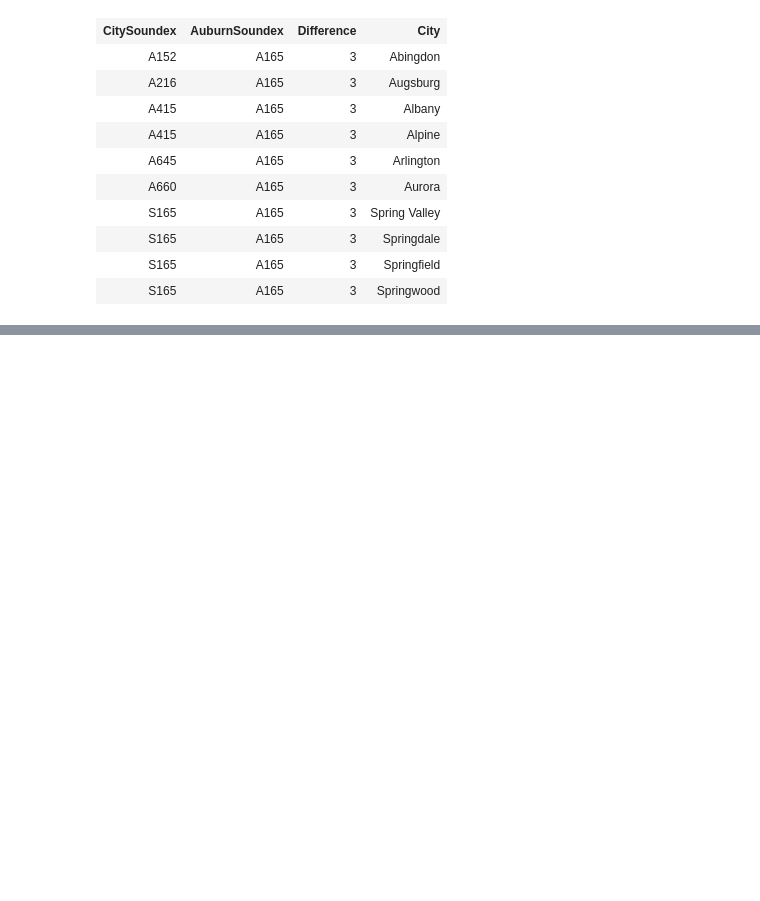
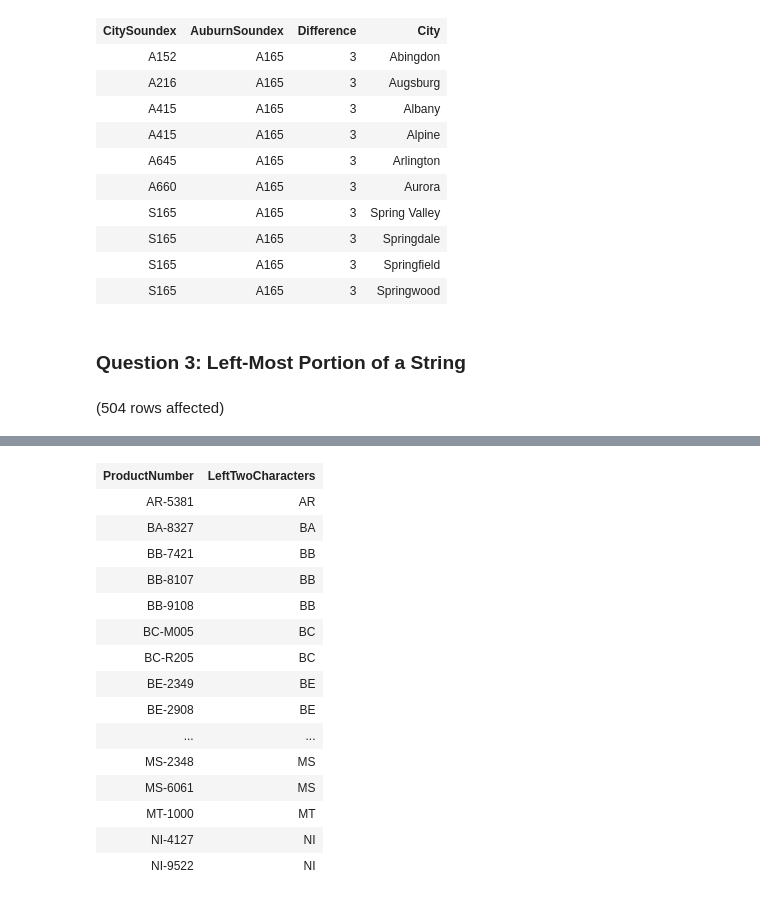
Before and after one commit to abdulrab2101/CAP2761-Asssignments, a Jupyter notebook: Assignment_13.ipynb, the cells around one changed output, grey strips where cells are left out. Saved outputs shown, nothing was run; the diff lists cells and outputs as text; code cells hidden in the pictures; blank space fills up the shorter version.

```diff
--- a/Assignment_13.ipynb
+++ b/Assignment_13.ipynb
@@ -81,3 +81,10 @@ Total execution time: 00:00:00.042
 | S165 | A165 | 3 | Springdale |
 | S165 | A165 | 3 | Springfield |
 | S165 | A165 | 3 | Springwood |
+# %% [markdown]
+### Question 3: Left-Most Portion of a String
+# %%
+SELECT ProductNumber, LEFT(ProductNumber, 2) AS LeftTwoCharacters
+FROM Production.Product;
+# %% [output]
+(504 rows affected)
@@ -83,0 +92,16 @@ Total execution time: 00:00:00.042
+| ProductNumber | LeftTwoCharacters |
+| AR-5381 | AR |
+| BA-8327 | BA |
+| BB-7421 | BB |
+| BB-8107 | BB |
+| BB-9108 | BB |
+| BC-M005 | BC |
+| BC-R205 | BC |
+| BE-2349 | BE |
+| BE-2908 | BE |
+| ... | ... |
+| MS-2348 | MS |
+| MS-6061 | MS |
+| MT-1000 | MT |
+| NI-4127 | NI |
+| NI-9522 | NI |
```
Also changed, not shown: parts of 15 cells of this notebook.
